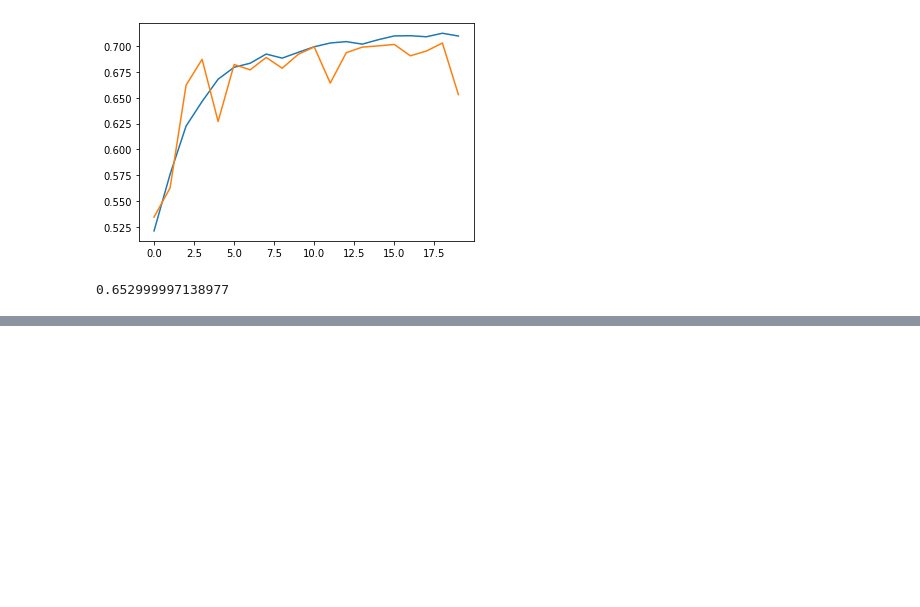
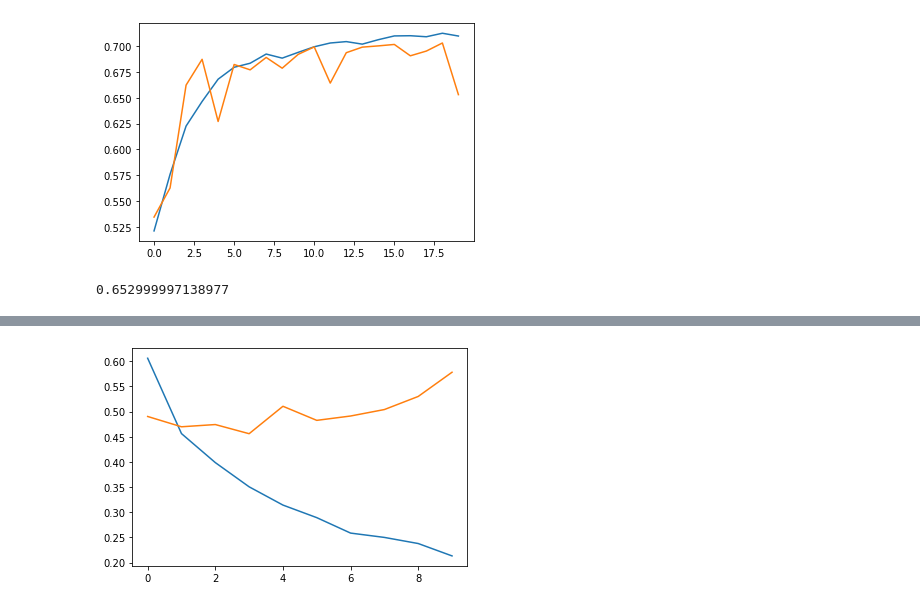
Before and after one commit to sjbaek12/sjbaek12.github.io, a Jupyter notebook: RNN_Optimizer.ipynb, the cells around one changed output, grey strips where cells are left out. Cells and saved outputs as stored; diff of their text form; code cells hidden in the pictures; blank space fills up the shorter version.

```diff
--- a/RNN_Optimizer.ipynb
+++ b/RNN_Optimizer.ipynb
@@ -437,0 +450,10 @@ print(accuracy)
+# %%
+(x_train_all, y_train_all), (x_test, y_test) = imdb.load_data(skip_top=20, num_words=1000)
+
+for i in range(len(x_train_all)):
+    x_train_all[i] = [w for w in x_train_all[i] if w > 2]
+
+x_train = x_train_all[random_index[:20000]]
+y_train = y_train_all[random_index[:20000]]
+x_val = x_train_all[random_index[20000:]]
+y_val = y_train_all[random_index[20000:]]
@@ -437,0 +463,6 @@ print(accuracy)
+# %%
+from tensorflow.keras.preprocessing import sequence
+
+maxlen=100
+x_train_seq = sequence.pad_sequences(x_train, maxlen=maxlen)
+x_val_seq = sequence.pad_sequences(x_val, maxlen=maxlen)
@@ -437,0 +474,8 @@ print(accuracy)
+# %%
+model_ebd = Sequential()
+
+model_ebd.add(Embedding(1000, 32))
+model_ebd.add(SimpleRNN(8))
+model_ebd.add(Dense(1, activation='sigmoid'))
+
+model_ebd.summary()
@@ -437,0 +497,5 @@ print(accuracy)
+# %%
+model_ebd.compile(optimizer='adam', loss='binary_crossentropy', metrics=['accuracy'])
+
+history = model_ebd.fit(x_train_seq, y_train, epochs=10, batch_size=32,
+                        validation_data=(x_val_seq, y_val))
@@ -437,0 +523,8 @@ print(accuracy)
+# %%
+import matplotlib.pyplot as plt
+
+plt.plot(history.history['loss'])
+plt.plot(history.history['val_loss'])
+plt.show()
+# %% [output]
+[figure, added]
```
Also changed, not shown: parts of 28 cells of this notebook.
